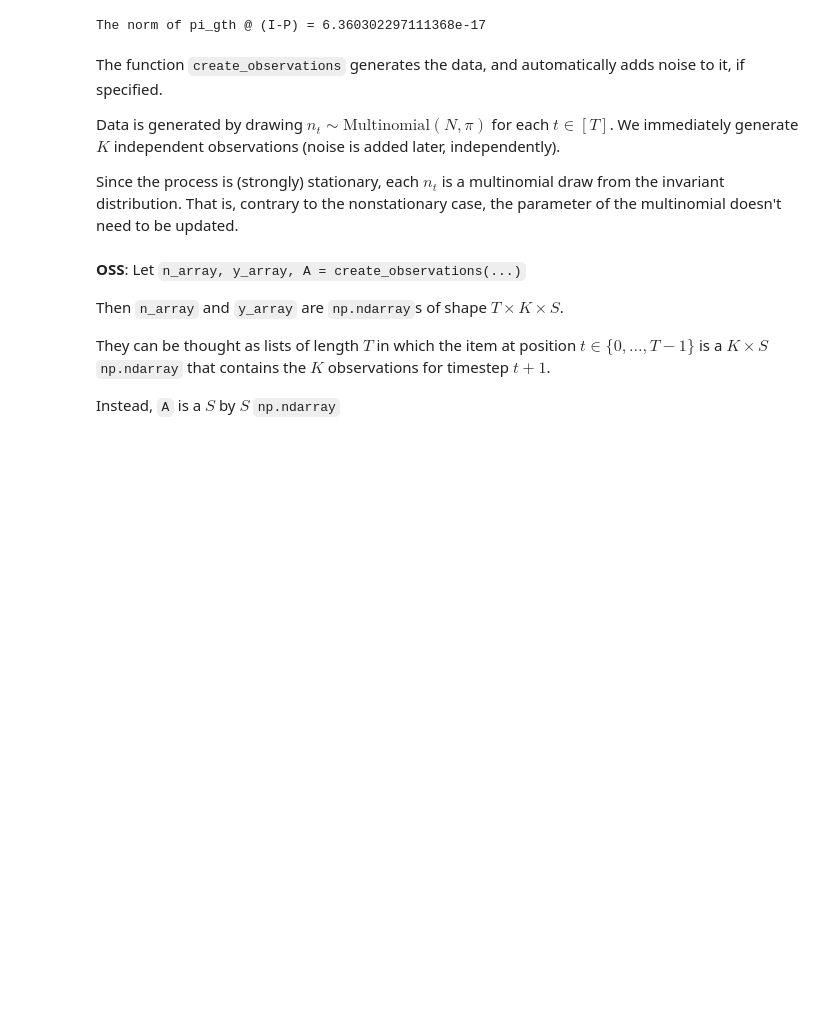
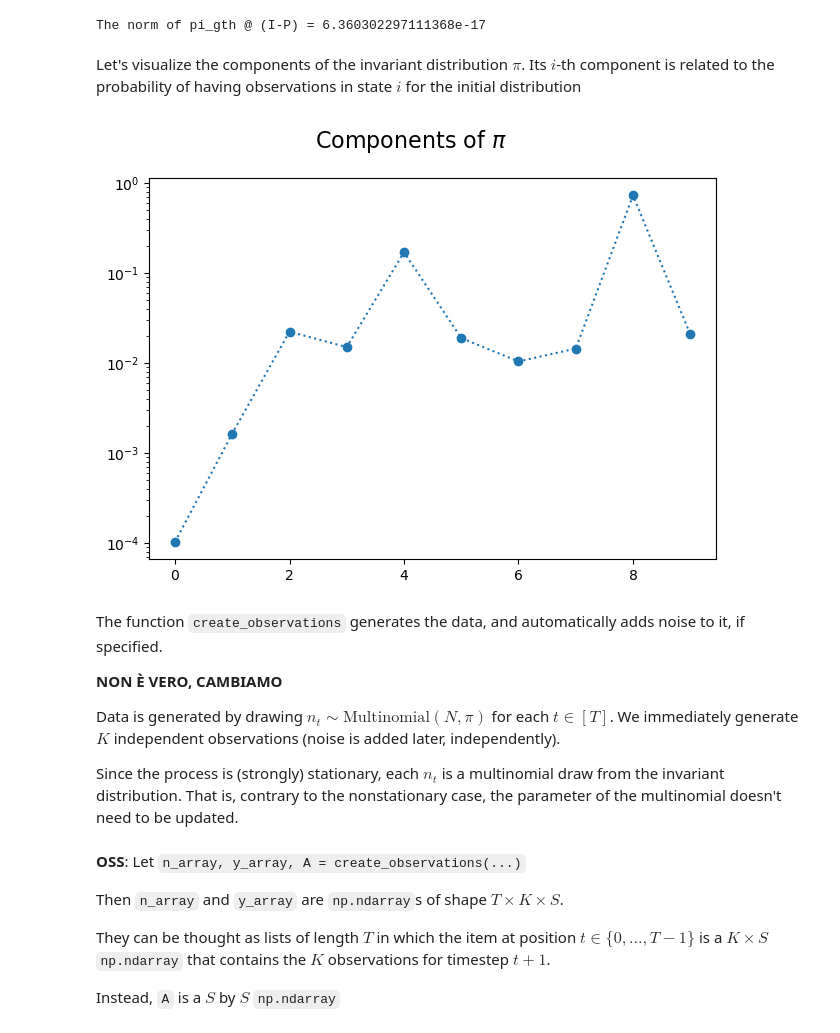
Before and after one commit to M4rinz/MNCM-project, a Jupyter notebook: Codice/MNCM_notebook_stationary.ipynb, the cells around one changed output. Cells and saved outputs as stored; diff of their text form; code cells hidden in the pictures; blank space fills up the shorter version.

```diff
--- a/Codice/MNCM_notebook_stationary.ipynb
+++ b/Codice/MNCM_notebook_stationary.ipynb
@@ -60,8 +74,23 @@ print(f"The norm of pi_gth @ (I-P) = {np.linalg.norm(pi_gth@(np.eye(S)-P))}")
 pi_0 = pi_gth
 # %% [output]
 The norm of pi_gth @ (I-P) = 6.360302297111368e-17
+# %% [markdown]
+Let's visualize the components of the invariant distribution $\pi$. Its $i$-th component is related to the probability of having observations in state $i$ for the initial distribution
+# %%
+fig, ax = plt.subplots(1,1)
+fig.suptitle(r"Components of $\pi$", fontsize=16)
+
+ax.plot(pi_0, linestyle=':', marker='o')
+plt.yscale('log')
+
+plt.tight_layout()
+plt.show()
+# %% [output]
+[figure, added]
 # %% [markdown]
 The function `create_observations` generates the data, and automatically adds noise to it, if specified.
+
+**NON È VERO, CAMBIAMO**
 
 Data is generated by drawing $n_t\sim\mathrm{Multinomial}(N,\pi)$ for each $t\in[T]$. We immediately generate $K$ independent observations (noise is added later, independently).
 
```
Also changed, not shown: parts of 13 cells of this notebook, 7 other files.
